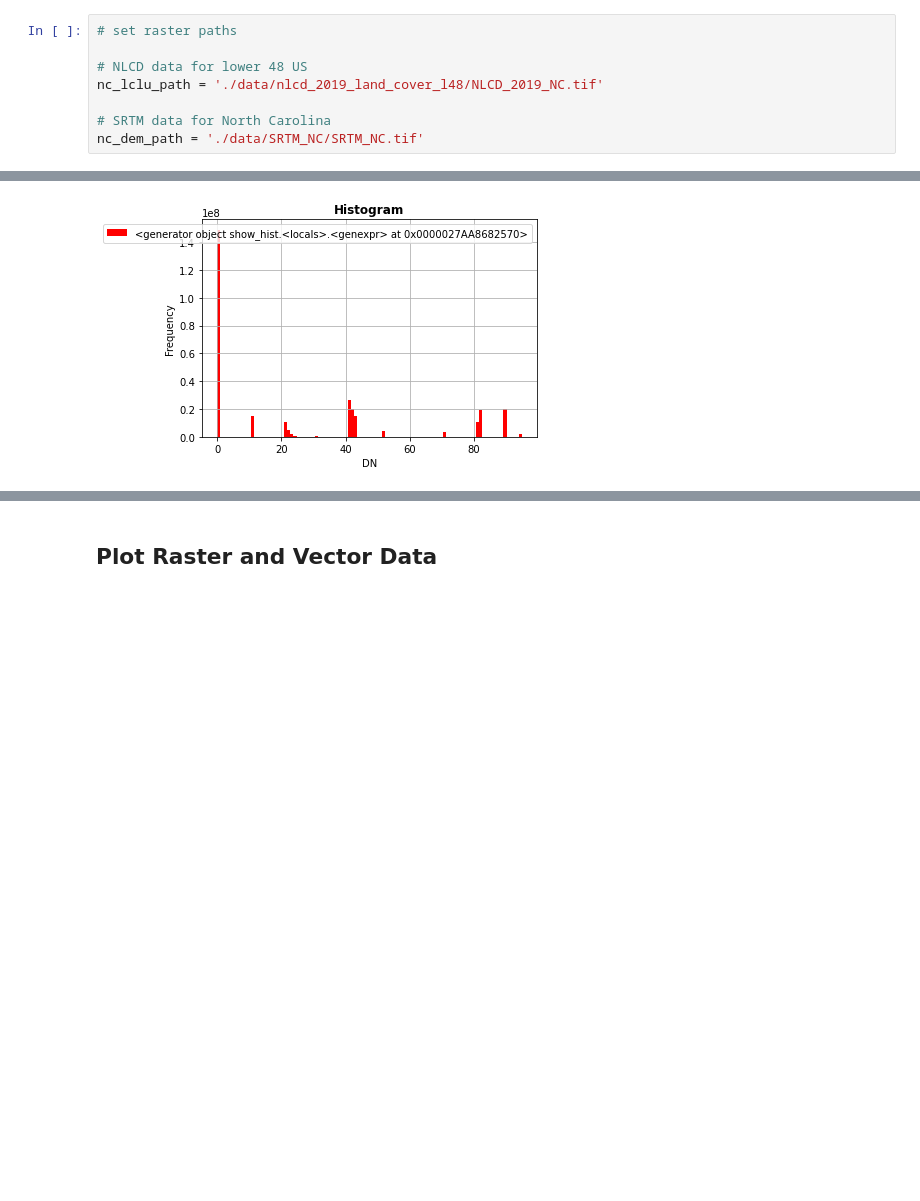
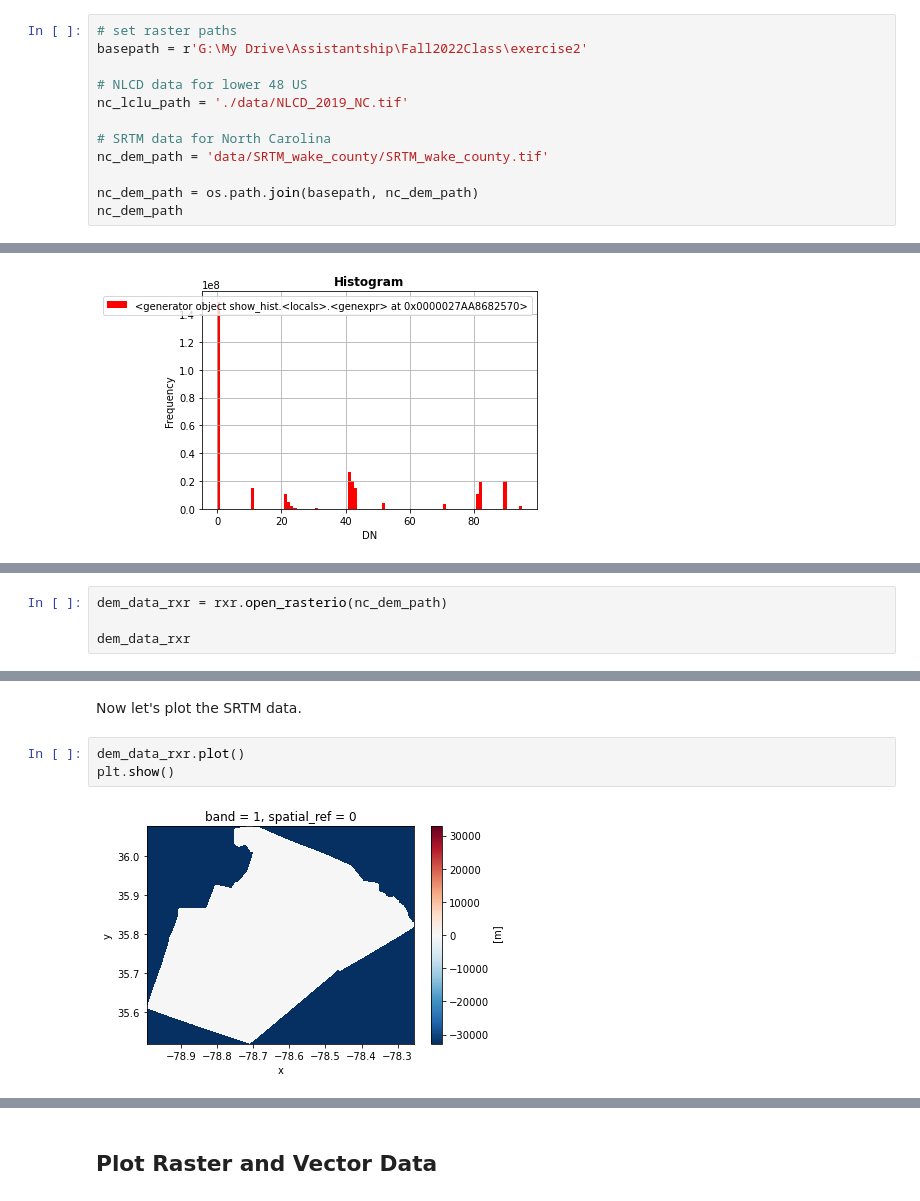
Before and after one commit to GAECLab/NR491_Fall2022, a Jupyter notebook: Week4_RasterData_Lecture/rasterData_exercise.ipynb, the cells around one changed output, grey strips where cells are left out. Drawn from its saved outputs; the diff is of its cells as text; blank space fills up the shorter version.

Commit message:
updated with some of mdg data paths

```diff
--- a/Week4_RasterData_Lecture/rasterData_exercise.ipynb
+++ b/Week4_RasterData_Lecture/rasterData_exercise.ipynb
@@ -53,9 +53,13 @@ Next, we will use the `rasterio` and `rioxarray` packages to read in GeoTiffs of
 A GeoTiff is an image file format that contains embedded georeferencing information. This spatial information includes map projection, coordinate reference systems, ellipsoids, and datums. These spatial data are used to describe the actual spatial location for each pixel in the image.
 # %%
 # set raster paths
+basepath = r'G:\My Drive\Assistantship\Fall2022Class\exercise2'
 
 # NLCD data for lower 48 US
-nc_lclu_path = './data/nlcd_2019_land_cover_l48/NLCD_2019_NC.tif'
+nc_lclu_path = './data/NLCD_2019_NC.tif'
 
 # SRTM data for North Carolina
-nc_dem_path = './data/SRTM_NC/SRTM_NC.tif'
+nc_dem_path = 'data/SRTM_wake_county/SRTM_wake_county.tif'
+
+nc_dem_path = os.path.join(basepath, nc_dem_path)
+nc_dem_path
@@ -474,0 +430,4 @@ plt.ylabel("Count")
+# %%
+dem_data_rxr = rxr.open_rasterio(nc_dem_path)
+
+dem_data_rxr
@@ -474,0 +464,7 @@ plt.ylabel("Count")
+# %% [markdown]
+Now let's plot the SRTM data.
+# %%
+dem_data_rxr.plot()
+plt.show()
+# %% [output]
+[figure, added]
```
Also changed, not shown: parts of 54 cells of this notebook, 1 other file.
